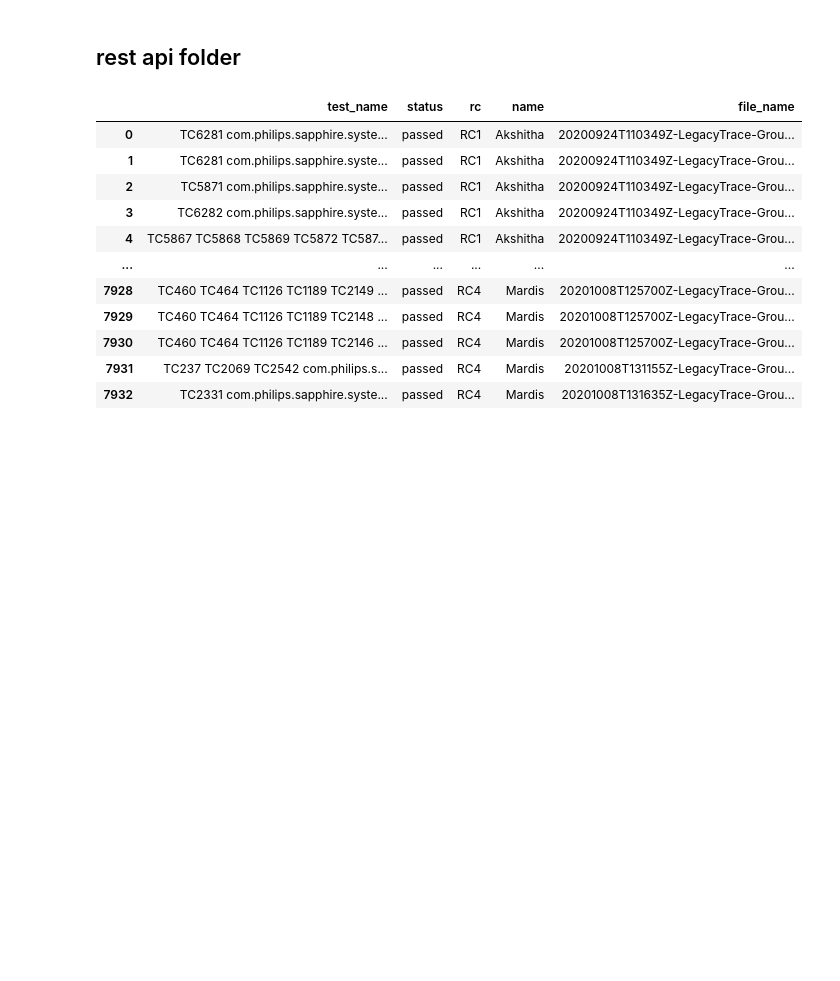
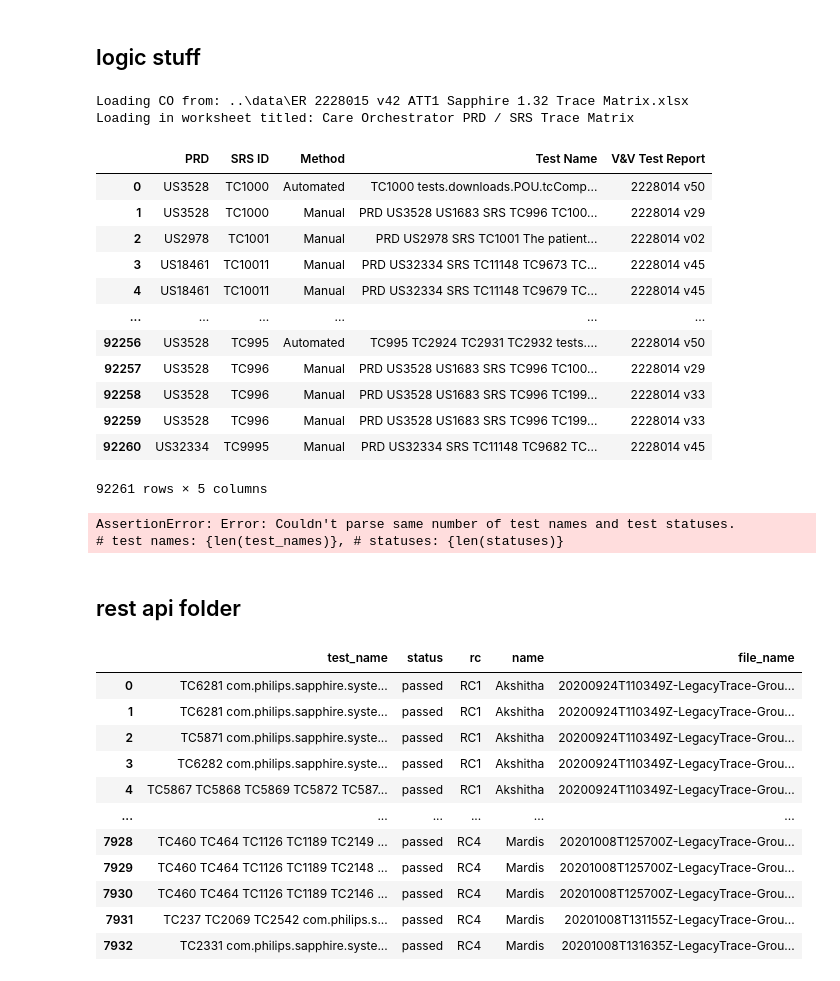
Before and after one commit to jacoblee628/systemsproject, a Jupyter notebook: src/temp_dev_experiments.ipynb, the cells around one changed output. Saved outputs shown, nothing was run; the diff lists cells and outputs as text; code cells hidden in the pictures; blank space fills up the shorter version.

```diff
--- a/src/temp_dev_experiments.ipynb
+++ b/src/temp_dev_experiments.ipynb
@@ -6,3 +6,5 @@ from openpyxl import Workbook
 import pandas as pd
 import pathlib
 from pathlib import Path
+# %% [markdown]
+## logic stuff
@@ -9,3 +13,29 @@ from pathlib import Path
+# %%
+trace = read_trace("..\data\ER 2228015 v42 ATT1 Sapphire 1.32 Trace Matrix.xlsx", "CO")
+# %% [output]
+Loading CO from: ..\data\ER 2228015 v42 ATT1 Sapphire 1.32 Trace Matrix.xlsx
+Loading in worksheet titled: Care Orchestrator PRD / SRS Trace Matrix
+# %%
+trace
+# %% [output]
+|  | PRD | SRS ID | Method | Test Name | V&V Test Report |
+| 0 | US3528 | TC1000 | Automated | TC1000 tests.downloads.POU.tcComp... | 2228014 v50 |
+| 1 | US3528 | TC1000 | Manual | PRD US3528 US1683 SRS TC996 TC100... | 2228014 v29 |
+| 2 | US2978 | TC1001 | Manual | PRD US2978 SRS TC1001 The patient... | 2228014 v02 |
+| 3 | US18461 | TC10011 | Manual | PRD US32334 SRS TC11148 TC9673 TC... | 2228014 v45 |
+| 4 | US18461 | TC10011 | Manual | PRD US32334 SRS TC11148 TC9679 TC... | 2228014 v45 |
+| ... | ... | ... | ... | ... | ... |
+| 92256 | US3528 | TC995 | Automated | TC995 TC2924 TC2931 TC2932 tests.... | 2228014 v50 |
+| 92257 | US3528 | TC996 | Manual | PRD US3528 US1683 SRS TC996 TC100... | 2228014 v29 |
+| 92258 | US3528 | TC996 | Manual | PRD US3528 US1683 SRS TC996 TC199... | 2228014 v33 |
+| 92259 | US3528 | TC996 | Manual | PRD US3528 US1683 SRS TC996 TC199... | 2228014 v33 |
+| 92260 | US32334 | TC9995 | Manual | PRD US32334 SRS TC11148 TC9682 TC... | 2228014 v45 |
+92261 rows × 5 columns
+# %%
+tests = load_manual_tests("../data/ER2228014 v51 ATT1 Manual As-Runs.docx", return_df=True)
+# %% [output]
+AssertionError: Error: Couldn't parse same number of test names and test statuses.
+# test names: {len(test_names)}, # statuses: {len(statuses)}
 # %% [markdown]
 ## rest api folder
 # %%
```
Also changed, not shown: parts of 1 cell of this notebook, 3 other files.
